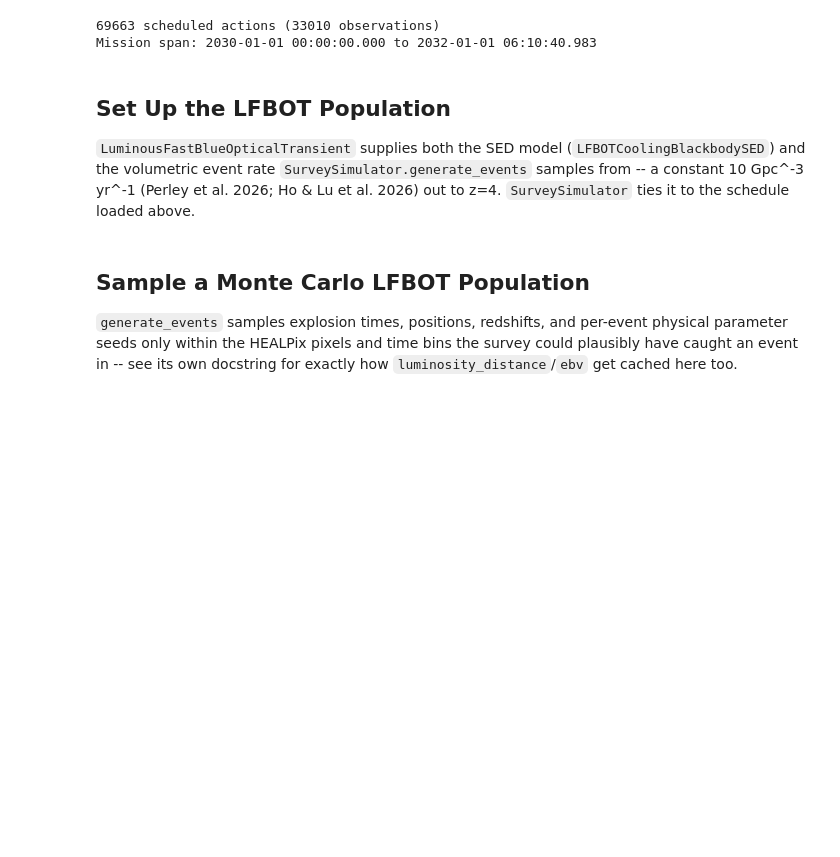
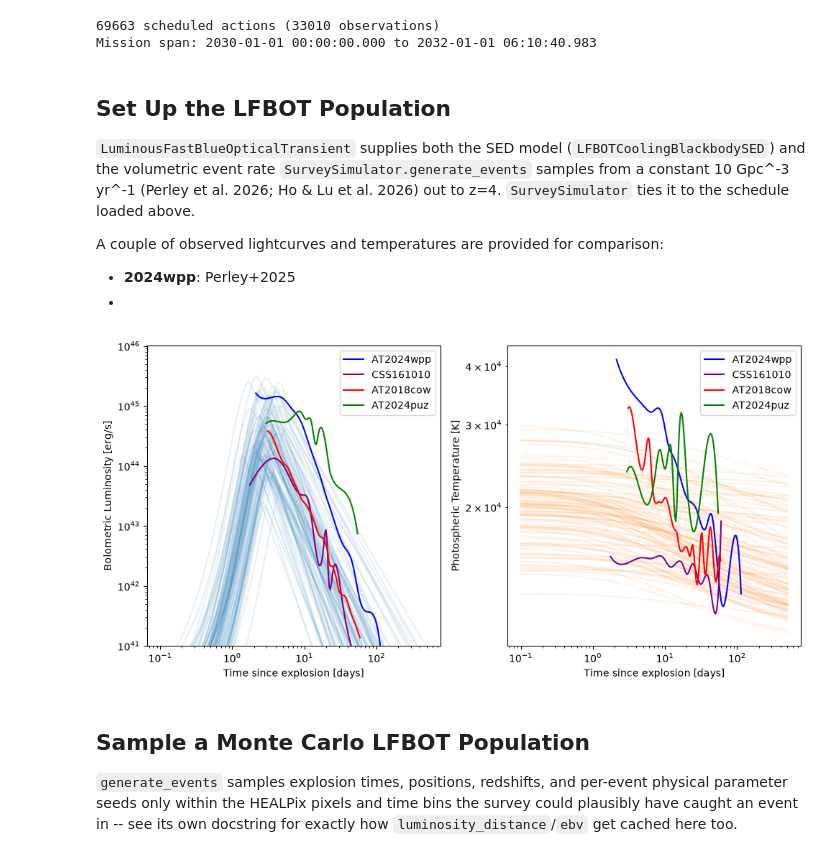
Before and after one commit to Eliza-Diggins/uvex-scheduler, a Jupyter notebook: transient_notebooks/lfbot_end_to_end_simulation.ipynb, the cells around one changed output. Cells and saved outputs as stored; diff of their text form; code cells hidden in the pictures; blank space fills up the shorter version.

```diff
--- a/transient_notebooks/lfbot_end_to_end_simulation.ipynb
+++ b/transient_notebooks/lfbot_end_to_end_simulation.ipynb
@@ -141,9 +141,14 @@ Mission span: 2030-01-01 00:00:00.000 to 2032-01-01 06:10:40.983
 ## Set Up the LFBOT Population
 
 `LuminousFastBlueOpticalTransient` supplies both the SED model (`LFBOTCoolingBlackbodySED`) and
-the volumetric event rate `SurveySimulator.generate_events` samples from -- a constant 10
+the volumetric event rate `SurveySimulator.generate_events` samples from a constant 10
 Gpc^-3 yr^-1 (Perley et al. 2026; Ho & Lu et al. 2026) out to z=4. `SurveySimulator` ties it to
 the schedule loaded above.
+
+A couple of observed lightcurves and temperatures are provided for comparison:
+
+- **2024wpp**: Perley+2025
+-
 # %%
 # ========================================= #
 # Register the LFBOT Population               #
@@ -157,27 +198,43 @@ simulator = SurveySimulator(schedule, transients={"lfbot": lfbot}, simulation_se
 # %%
 # Sample 100 random events and show their bolometric light curves and cooling curves, to
-# sanity-check the population's shape.
+# sanity-check the population's shape, against the AT2024wpp, CSS161010, AT2018cow, and
+# AT2024puz reference light curves.
 _rng = np.random.default_rng(0)
 t = np.geomspace(1e-1, 500, 100) * u.day
 fig, axes = plt.subplots(nrows=1, ncols=2, sharex=True, sharey=False, figsize=(10, 5))
 
 parameters = lfbot.sed.sample_parameters(1000, rng=_rng)
 L = lfbot.sed.eval_bolometric(t[:, np.newaxis], **parameters)
 T = lfbot.sed.temperature(t[:, np.newaxis], **parameters)
 
 for i in range(100):
     axes[0].plot(t, L[:, i], color="C0", alpha=0.1)
     axes[1].plot(t, T[:, i], color="C1", alpha=0.1)
+
+_references = {
+    "AT2024wpp": (wpp_time, wpp_Lbol, wpp_Tbb, "blue"),
+    "CSS161010": (css_time, css_Lbol, css_Tbb, "purple"),
+    "AT2018cow": (cow_time, cow_Lbol, cow_Tbb, "red"),
+    "AT2024puz": (puz_time, puz_Lbol, puz_Tbb, "green"),
+}
+for label, (ref_time, ref_Lbol, ref_Tbb, color) in _references.items():
+    axes[0].plot(ref_time, ref_Lbol, color=color, alpha=1, label=label)
+    axes[1].plot(ref_time, ref_Tbb, color=color, alpha=1, label=label)
+
 axes[0].set_yscale("log")
 axes[0].set_xscale("log")
 axes[1].set_yscale("log")
 axes[0].set_xlabel("Time since explosion [days]")
 axes[1].set_xlabel("Time since explosion [days]")
 axes[0].set_ylabel("Bolometric Luminosity [erg/s]")
 axes[1].set_ylabel("Photospheric Temperature [K]")
 
-axes[0].set_ylim([1e41, 1e45])
+axes[0].set_ylim([1e41, 1e46])
+axes[0].legend()
+axes[1].legend()
 fig.tight_layout()
+# %% [output]
+[figure, added]
 # %% [markdown]
 ## Sample a Monte Carlo LFBOT Population
 
```
Also changed, not shown: parts of 12 cells of this notebook, 1 other file.
